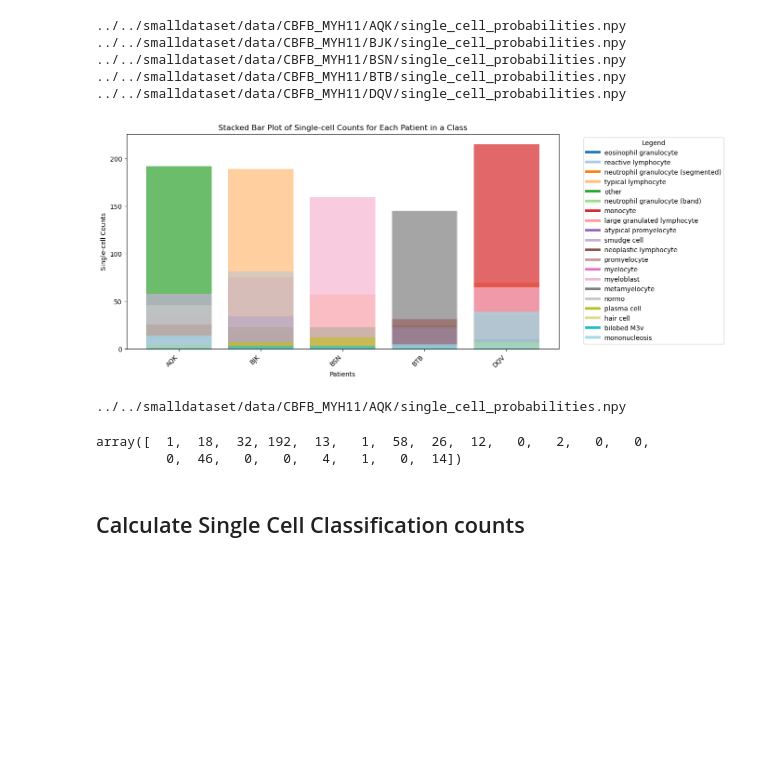
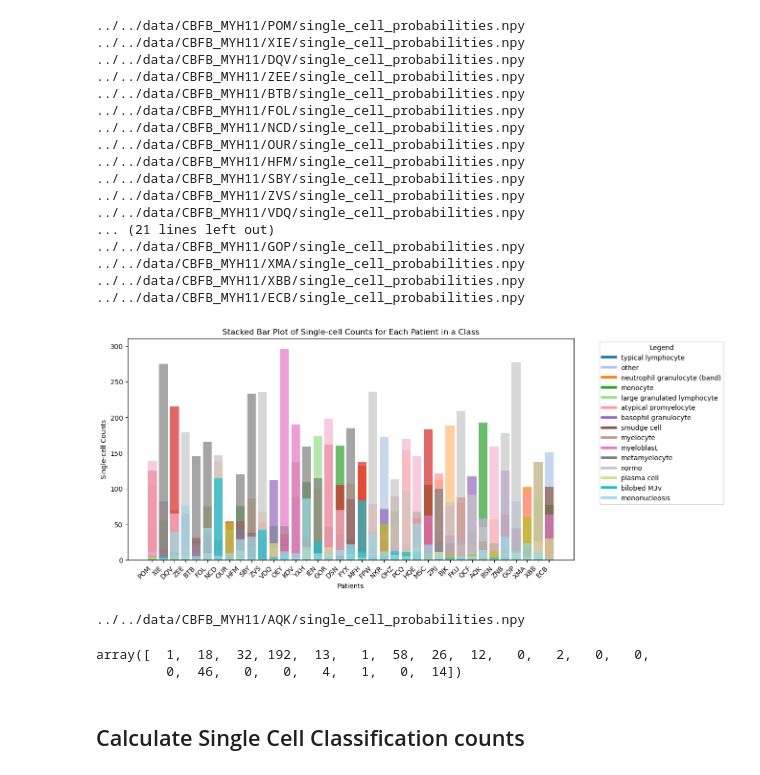
Before and after one commit to aleksandraiva/CMSCB-SCEMILA, a Jupyter notebook: SCEMILA/plot.ipynb, the cells around one changed output. Drawn from its saved outputs; the diff is of its cells as text; code cells hidden in the pictures; blank space fills up the shorter version.

Commit message:
mean and std all data

```diff
--- a/SCEMILA/plot.ipynb
+++ b/SCEMILA/plot.ipynb
@@ -32,6 +32,6 @@ result_path = '../../smalldataset/data/output'
 # %%
 # Path to the folder containing your files
-class_path = '../../smalldataset/data/CBFB_MYH11'
+class_path = '../../data/CBFB_MYH11'
 
 # Initialize lists to store data for plotting
 patient_folder_names = []
@@ -52,49 +52,61 @@ for patient_folder in os.listdir(class_path):
         # Create a custom color list for each position
         cmap = get_cmap('tab20', len(unique_labels))
         colors = [cmap(i) for i in range(len(unique_labels))]
 
         # Append data for plotting
         patient_folder_names.append(patient_folder)
         stacked_counts_vectors.append((counts_vector, unique_labels, colors))
 
 cmap = get_cmap('tab20')
 
 # Create a stacked bar plot for each file
 fig, ax = plt.subplots(figsize=(12, 6))
 for i, (counts_vector, unique_labels, colors) in enumerate(stacked_counts_vectors):
     ax.bar(patient_folder_names[i], counts_vector[unique_labels], label=f"File {i + 1}", alpha=0.7, color=colors)
 
 # Create a legend showing which color corresponds to which class label
 legend_elements = [Line2D([0], [0], color=color, lw=4, label=sc_class_labels[label]) for label, color in zip(unique_labels, colors)]
 ax.legend(handles=legend_elements, title="Legend", bbox_to_anchor=(1.05, 1), loc='upper left')
 
 # Add labels and legend
 ax.set_xlabel("Patients")
 ax.set_ylabel("Single-cell Counts")
 ax.set_title("Stacked Bar Plot of Single-cell Counts for Each Patient in a Class")
 
 # Rotate x-axis labels for better visibility
 plt.xticks(rotation=45, ha='right')
 
 # Show the plot
 plt.show()
 # %% [output]
-../../smalldataset/data/CBFB_MYH11/AQK/single_cell_probabilities.npy
-../../smalldataset/data/CBFB_MYH11/BJK/single_cell_probabilities.npy
-../../smalldataset/data/CBFB_MYH11/BSN/single_cell_probabilities.npy
-../../smalldataset/data/CBFB_MYH11/BTB/single_cell_probabilities.npy
-../../smalldataset/data/CBFB_MYH11/DQV/single_cell_probabilities.npy
+../../data/CBFB_MYH11/POM/single_cell_probabilities.npy
+../../data/CBFB_MYH11/XIE/single_cell_probabilities.npy
+../../data/CBFB_MYH11/DQV/single_cell_probabilities.npy
+../../data/CBFB_MYH11/ZEE/single_cell_probabilities.npy
+../../data/CBFB_MYH11/BTB/single_cell_probabilities.npy
+../../data/CBFB_MYH11/FOL/single_cell_probabilities.npy
+../../data/CBFB_MYH11/NCD/single_cell_probabilities.npy
+../../data/CBFB_MYH11/OUR/single_cell_probabilities.npy
+../../data/CBFB_MYH11/HFM/single_cell_probabilities.npy
+../../data/CBFB_MYH11/SBY/single_cell_probabilities.npy
+../../data/CBFB_MYH11/ZVS/single_cell_probabilities.npy
+../../data/CBFB_MYH11/VDQ/single_cell_probabilities.npy
+... (21 lines left out)
+../../data/CBFB_MYH11/GOP/single_cell_probabilities.npy
+../../data/CBFB_MYH11/XMA/single_cell_probabilities.npy
+../../data/CBFB_MYH11/XBB/single_cell_probabilities.npy
+../../data/CBFB_MYH11/ECB/single_cell_probabilities.npy
-[figure, old version]
+[figure, new version]
 # %%
 
-probs_path = '../../smalldataset/data/CBFB_MYH11/AQK/single_cell_probabilities.npy'
+probs_path = '../../data/CBFB_MYH11/AQK/single_cell_probabilities.npy'
 print(probs_path)
 sc_probs = np.load(probs_path)
 sc_class= np.argmax(sc_probs, axis=1)
 counts_vector,unique_labels = get_counts_vector(sc_class)
 counts_vector
 # %% [output]
-../../smalldataset/data/CBFB_MYH11/AQK/single_cell_probabilities.npy
+../../data/CBFB_MYH11/AQK/single_cell_probabilities.npy
 array([  1,  18,  32, 192,  13,   1,  58,  26,  12,   0,   2,   0,   0,
          0,  46,   0,   0,   4,   1,   0,  14])
 # %% [markdown]
```
Also changed, not shown: parts of 8 cells of this notebook.
